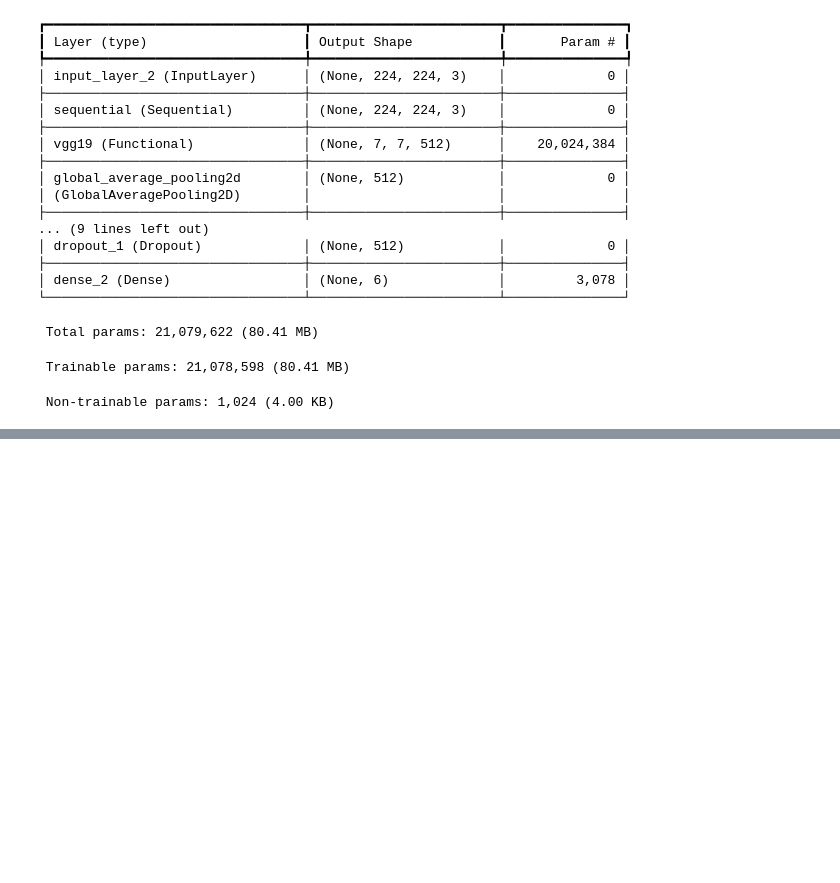
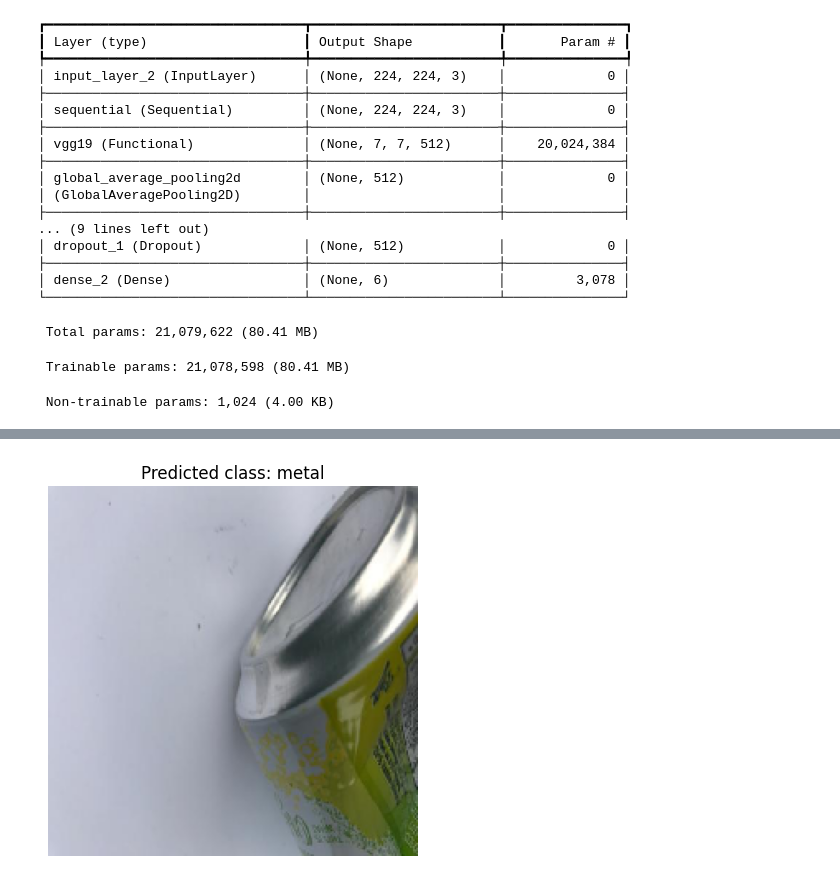
Before and after one commit to maulana-tech/TrashClassification-dataset, a Jupyter notebook: Trasg_Classification.ipynb, the cells around one changed output, grey strips where cells are left out. Cells and saved outputs as stored; diff of their text form; code cells hidden in the pictures; blank space fills up the shorter version.

```diff
--- a/Trasg_Classification.ipynb
+++ b/Trasg_Classification.ipynb
@@ -327,7 +352,7 @@ from tensorflow.keras.applications.vgg19 import preprocess_input
 import matplotlib.pyplot as plt
 
 # Load the image
-img_path = '/content/drive/My Drive/dataset-resized/glass-test/glass100.jpg'
+img_path = '/content/drive/My Drive/dataset-resized/metal/metal10.jpg'
 img = image.load_img(img_path, target_size=(224, 224))
 
 # Convert the image to a numpy array
@@ -350,3 +375,4 @@ plt.imshow(img)
 plt.title(f"Predicted class: {predicted_class}")
 plt.axis('off')
 plt.show()
+# %% [output]
@@ -353,2 +380,3 @@ plt.show()
+[figure, added]
 # %%
 model.save('waste_classification_model13.keras')
```
Also changed, not shown: parts of 9 cells of this notebook.
